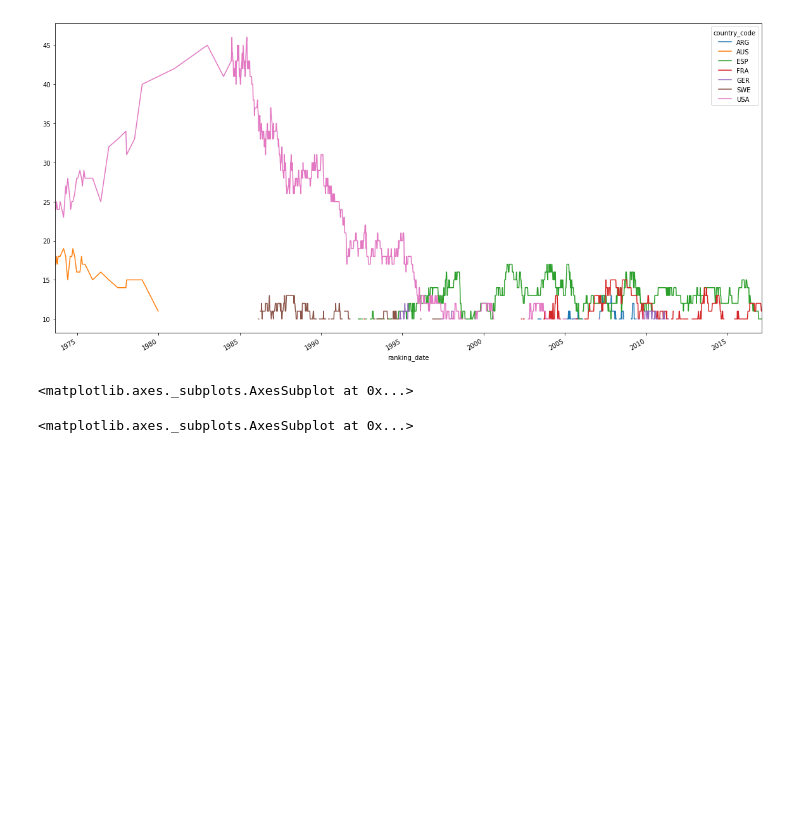
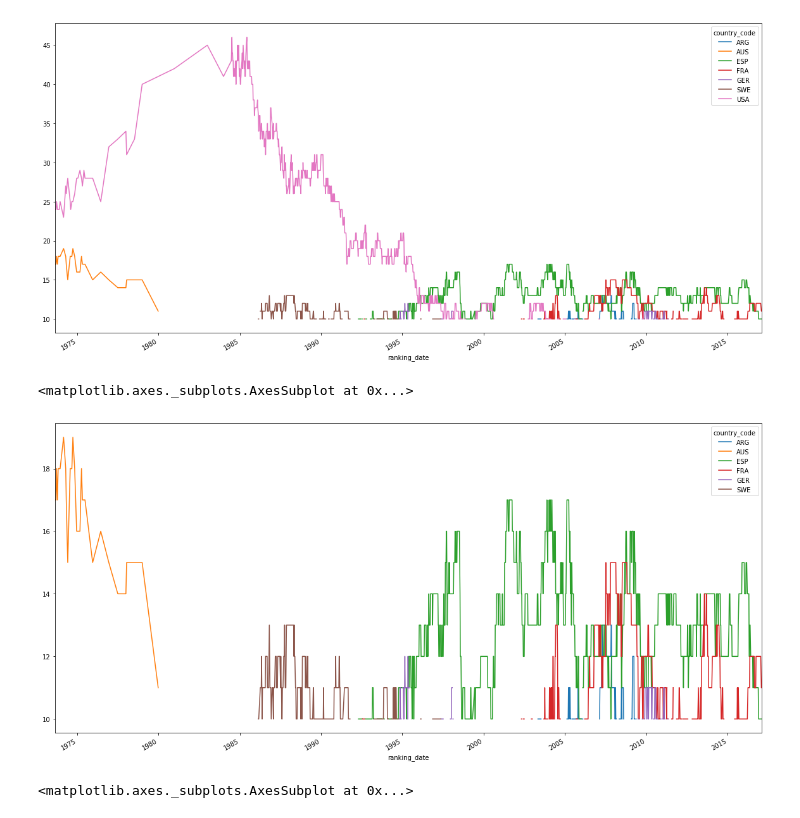
Before and after one commit to ClaudiuCreanga/tennis-statistics, a Jupyter notebook: analytics/best-100players-country.ipynb, the cells around one changed output. Saved outputs shown, nothing was run; the diff lists cells and outputs as text; code cells hidden in the pictures; blank space fills up the shorter version.

```diff
--- a/analytics/best-100players-country.ipynb
+++ b/analytics/best-100players-country.ipynb
@@ -71,11 +71,12 @@ pivoted.plot(figsize=(20,10))
 # %%
 # we can't see much from that figure
 
-aggregate_no_usa = aggregate[(aggregate["country_code"] != "USA")]
+aggregate_no_usa = aggregate[(aggregate["country_code"] != "USA") & (aggregate["0"] > 9)]
 pivoted = pd.pivot_table(aggregate_no_usa, values='0', columns='country_code', index="ranking_date")
-pivoted.plot(figsize=(12,8))
+pivoted.plot(figsize=(20,10))
 # %% [output]
 <matplotlib.axes._subplots.AxesSubplot at 0x...>
+[figure, added]
 # %%
 aggregate_after_2000 = aggregate[(aggregate["ranking_date"] > "2000-01-01" ) & (aggregate["0"] > 9)]
 pivoted = pd.pivot_table(aggregate_after_2000, values='0', columns='country_code', index="ranking_date")
```
Also changed, not shown: parts of 2 cells of this notebook, 2 other files.
